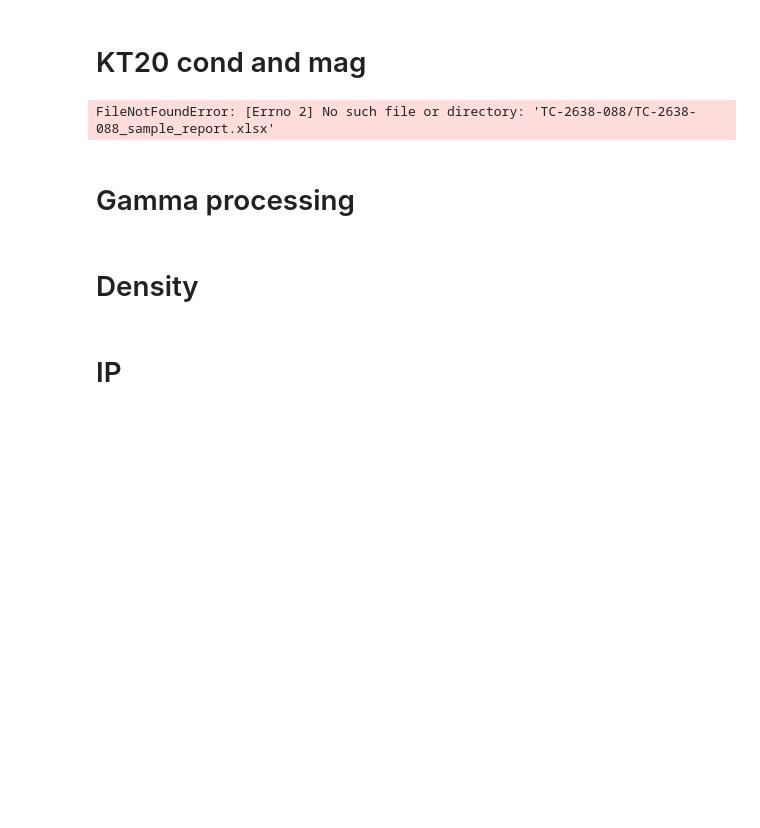
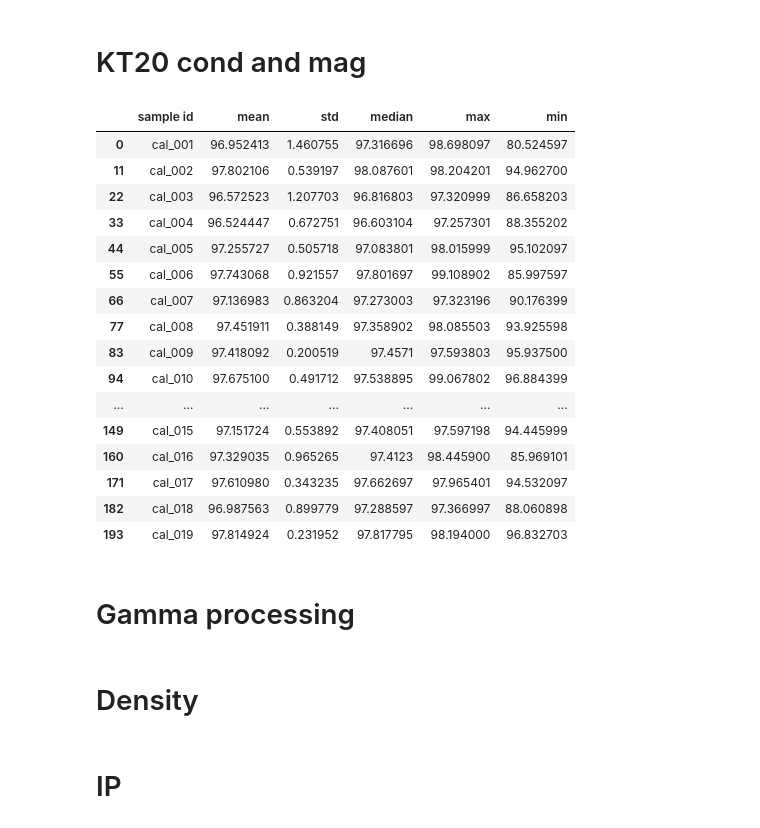
Before and after one commit to CAGEOlabs/CAGEO-Integrated-database, a Jupyter notebook: data_processing.ipynb, the cells around one changed output. Cells and saved outputs as stored; diff of their text form; code cells hidden in the pictures; blank space fills up the shorter version.

```diff
--- a/data_processing.ipynb
+++ b/data_processing.ipynb
@@ -38,6 +38,8 @@ def cond_sus_proc(drillhole,prop):
 
         record_id_list_sub = df_record_sub['measurement_id'].tolist()
         record_id_strings_sub = [str(record_id) for record_id in record_id_list_sub]
+        sample_id_sub = df_record_sub['sample_id'].tolist()
+        sample_id_strings_sub = [str(sample_id) for sample_id in sample_id_sub]
 
         for i in range(len(record_id_strings_sub)):
             os.chdir(str(record_id_strings_sub[i]))   #### changing directory iteratively##########
@@ -49,7 +51,7 @@ def cond_sus_proc(drillhole,prop):
             d1 = d1.astype('float32')
             d1 = np.reshape(d1, (a1-2,1))
             w1 = np.ma.masked_outside(d1,np.mean(d1)+(2*np.std(d1)),np.mean(d1)-(2*np.std(d1)))
-            dic_result['sample id'].append(str(df_record_sub['sample_id'][i])),dic_result['mean'].append(np.mean(w1)),dic_result['std'].append(np.std(w1)),dic_result['median'].append(np.median(w1)),dic_result['max'].append(np.max(w1)),dic_result['min'].append(np.min(w1))
+            dic_result['sample id'].append(sample_id_strings_sub[i]),dic_result['mean'].append(np.mean(w1)),dic_result['std'].append(np.std(w1)),dic_result['median'].append(np.median(w1)),dic_result['max'].append(np.max(w1)),dic_result['min'].append(np.min(w1))
             os.chdir(os.path.normpath(os.getcwd() + os.sep + os.pardir))
             # print(os.getcwd())
         os.chdir(os.path.normpath(os.getcwd() + os.sep + os.pardir+os.sep + os.pardir))
@@ -61,7 +63,7 @@ def cond_sus_proc(drillhole,prop):
     sample_id = df_record['sample_id']
     nan_indices = df_record[df_record['measurement_id'].isna()].index
 
-    dic_nan = {str(i) : ['no_data'] for i in df_proc.columns}
+    dic_nan = {str(i) : ['nan'] for i in df_proc.columns}
     df_nan = pd.DataFrame(dic_nan)
 
 
@@ -76,10 +78,28 @@ def cond_sus_proc(drillhole,prop):
     df_final.index = range(len(df_final))
 
     return df_final,df_cal
-# %%
-d,c = cond_sus_proc('TC-2638-088','sus')
-# %% [output]
-FileNotFoundError: [Errno 2] No such file or directory: 'TC-2638-088/TC-2638-088_sample_report.xlsx'
+# %%
+_,t = cond_sus_proc('TC-2531-001','sus')
+# %%
+t
+# %% [output]
+|  | sample id | mean | std | median | max | min |
+| 0 | cal_001 | 96.952413 | 1.460755 | 97.316696 | 98.698097 | 80.524597 |
+| 11 | cal_002 | 97.802106 | 0.539197 | 98.087601 | 98.204201 | 94.962700 |
+| 22 | cal_003 | 96.572523 | 1.207703 | 96.816803 | 97.320999 | 86.658203 |
+| 33 | cal_004 | 96.524447 | 0.672751 | 96.603104 | 97.257301 | 88.355202 |
+| 44 | cal_005 | 97.255727 | 0.505718 | 97.083801 | 98.015999 | 95.102097 |
+| 55 | cal_006 | 97.743068 | 0.921557 | 97.801697 | 99.108902 | 85.997597 |
+| 66 | cal_007 | 97.136983 | 0.863204 | 97.273003 | 97.323196 | 90.176399 |
+| 77 | cal_008 | 97.451911 | 0.388149 | 97.358902 | 98.085503 | 93.925598 |
+| 83 | cal_009 | 97.418092 | 0.200519 | 97.4571 | 97.593803 | 95.937500 |
+| 94 | cal_010 | 97.675100 | 0.491712 | 97.538895 | 99.067802 | 96.884399 |
+| ... | ... | ... | ... | ... | ... | ... |
+| 149 | cal_015 | 97.151724 | 0.553892 | 97.408051 | 97.597198 | 94.445999 |
+| 160 | cal_016 | 97.329035 | 0.965265 | 97.4123 | 98.445900 | 85.969101 |
+| 171 | cal_017 | 97.610980 | 0.343235 | 97.662697 | 97.965401 | 94.532097 |
+| 182 | cal_018 | 96.987563 | 0.899779 | 97.288597 | 97.366997 | 88.060898 |
+| 193 | cal_019 | 97.814924 | 0.231952 | 97.817795 | 98.194000 | 96.832703 |
 # %% [markdown]
 # Gamma processing
 # %%
```
Also changed, not shown: parts of 18 cells of this notebook, 3 other files.
